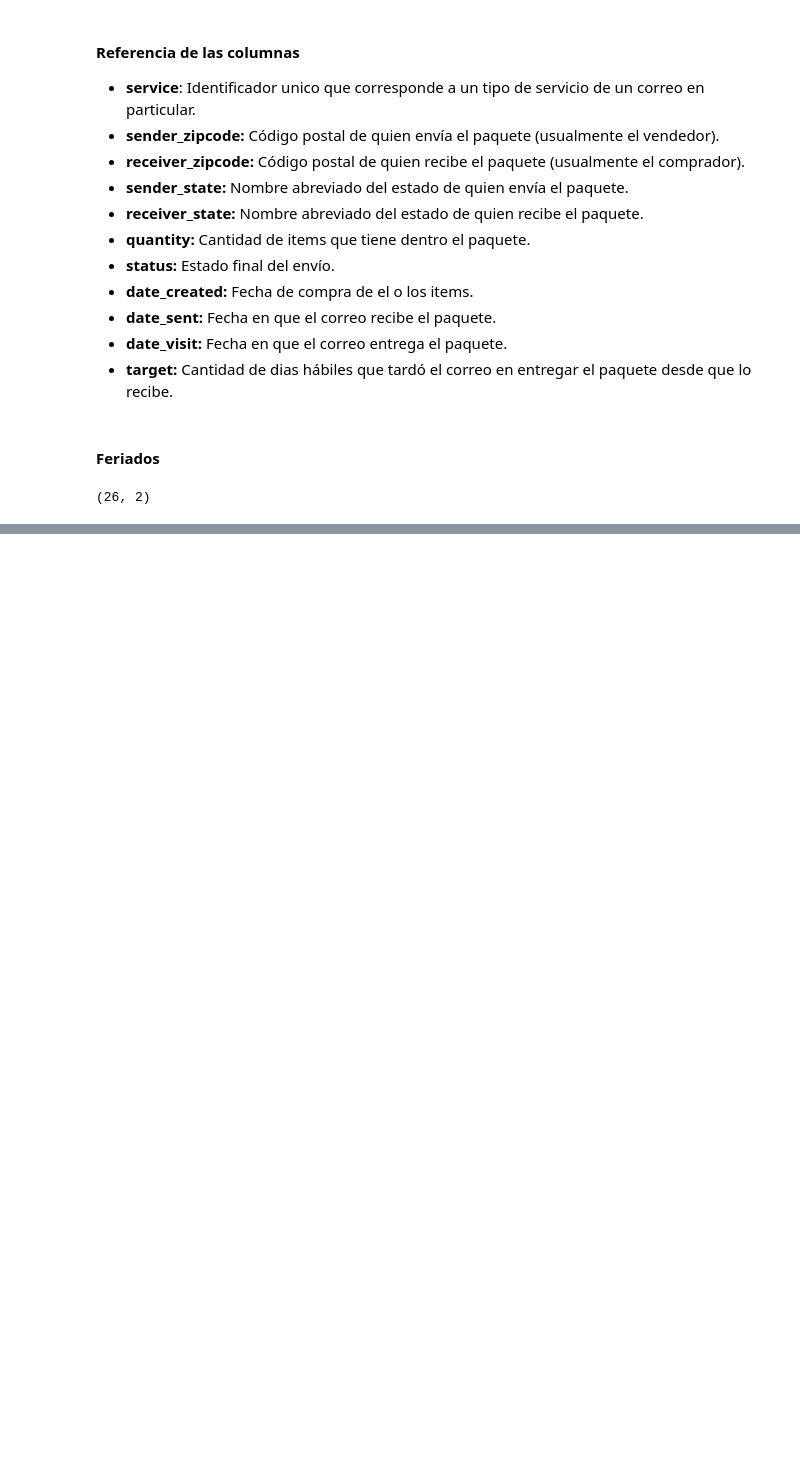
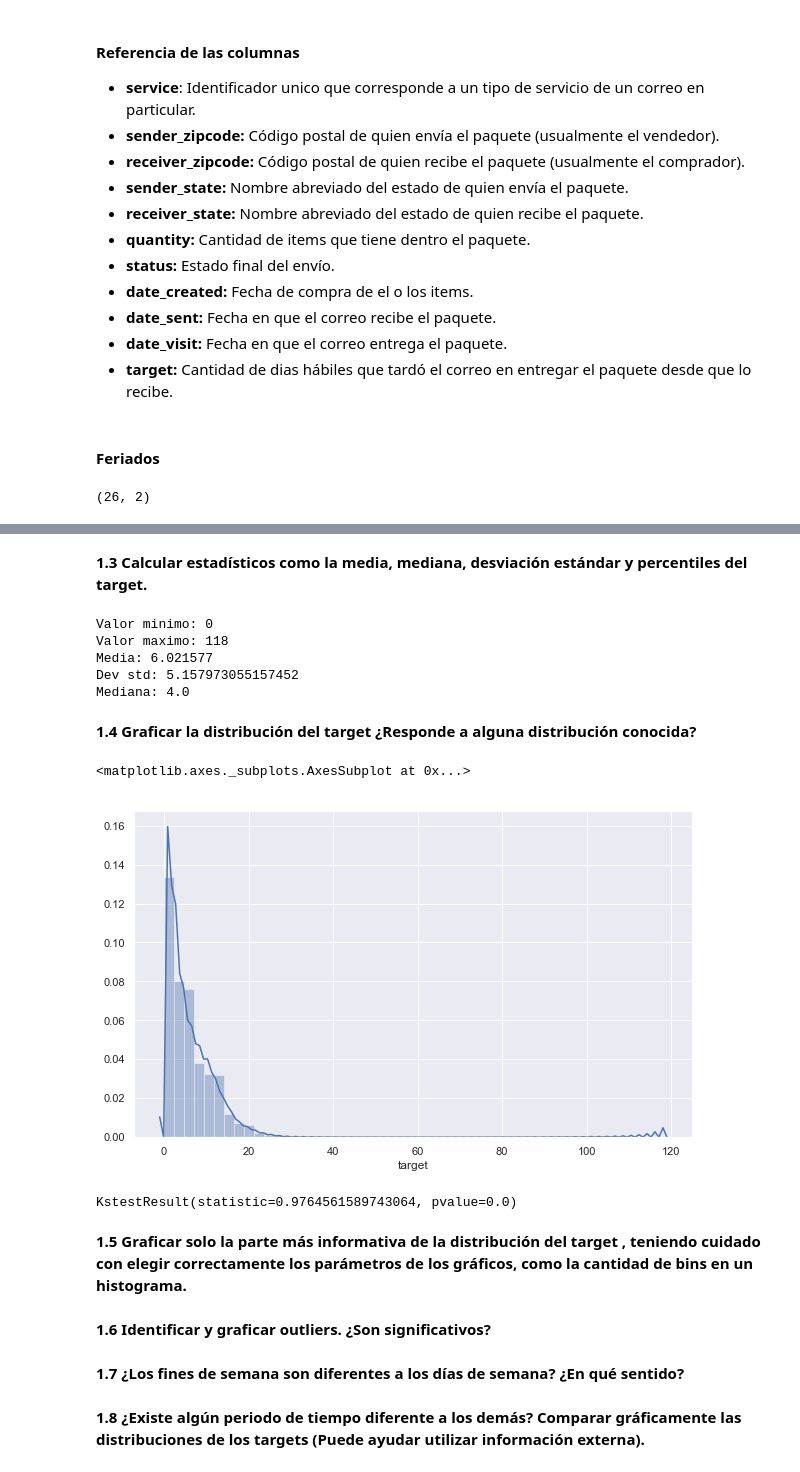
Before and after one commit to manquius/series_temporales, a Jupyter notebook: Practico1.ipynb, the cells around one changed output, grey strips where cells are left out. Saved outputs shown, nothing was run; the diff lists cells and outputs as text; code cells hidden in the pictures; blank space fills up the shorter version.

```diff
--- a/Practico1.ipynb
+++ b/Practico1.ipynb
@@ -89,0 +201,39 @@ df_h.sample(5)
+# %% [markdown]
+**1.3 Calcular estadísticos como la media, mediana, desviación estándar y percentiles del
+target.**
+# %%
+print(f"Valor minimo: {df['target'].min()}")
+print(f"Valor maximo: {df['target'].max()}")
+print(f"Media: {df['target'].mean()}")
+print(f"Dev std: {df['target'].std()}")
+print(f"Mediana: {df['target'].median()}")
+# %% [output]
+Valor minimo: 0
+Valor maximo: 118
+Media: 6.021577
+Dev std: 5.157973055157452
+Mediana: 4.0
+# %% [markdown]
+**1.4 Graficar la distribución del target ¿Responde a alguna distribución conocida?**
+# %%
+plt.figure(figsize=(10,6))
+sb.distplot(df['target'])
+# %% [output]
+<matplotlib.axes._subplots.AxesSubplot at 0x...>
+[figure, added]
+# %%
+from scipy.stats import expon, kstest
+kstest(df['target'], expon(scale=1.0 / df['target'].mean()).cdf)
+# %% [output]
+KstestResult(statistic=0.9764561589743064, pvalue=0.0)
+# %% [markdown]
+**1.5 Graficar solo la parte más informativa de la distribución del target , teniendo cuidado
+con elegir correctamente los parámetros de los gráficos, como la cantidad de bins en
+un histograma.**
+# %% [markdown]
+**1.6 Identificar y graficar outliers. ¿Son significativos?**
+# %% [markdown]
+**1.7 ¿Los fines de semana son diferentes a los días de semana? ¿En qué sentido?**
+# %% [markdown]
+**1.8 ¿Existe algún periodo de tiempo diferente a los demás? Comparar gráficamente las
+distribuciones de los targets (Puede ayudar utilizar información externa).**
```
Also changed, not shown: parts of 37 cells of this notebook.
